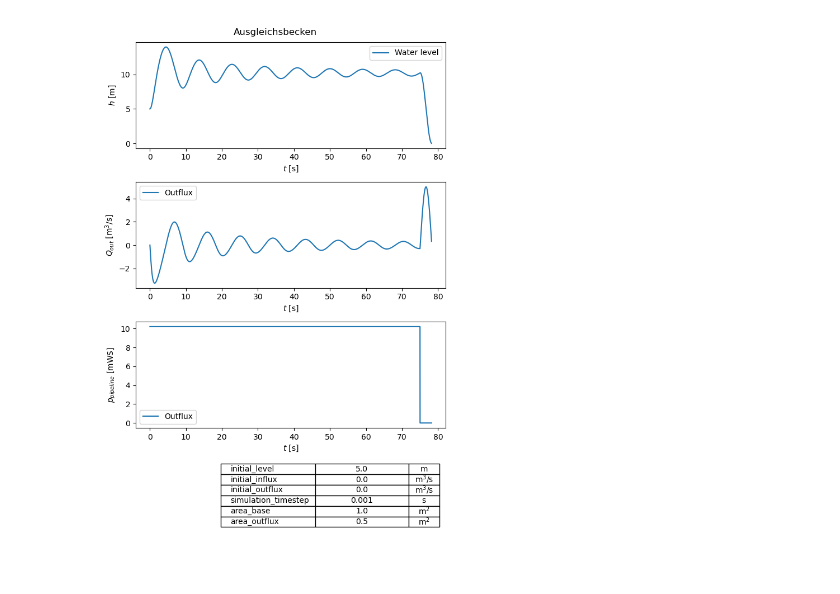
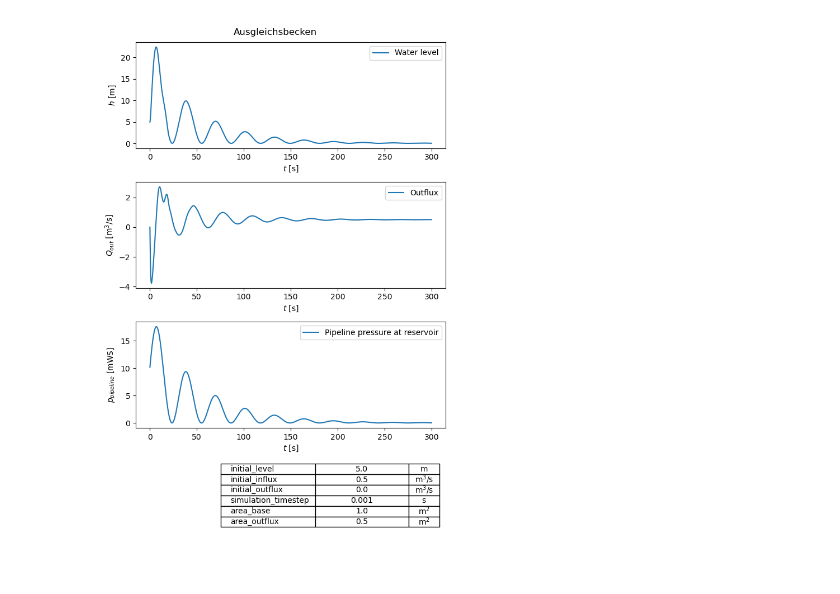
Before and after one commit to GeorgBrantegger/Kelag_DT_Slot_3, a Jupyter notebook: Ausgleichsbecken/dynamic_pipeline_pressure/Main_Program.ipynb, the cells around one changed output. Saved outputs shown, nothing was run; the diff lists cells and outputs as text; code cells hidden in the pictures.

```diff
--- a/Ausgleichsbecken/dynamic_pipeline_pressure/Main_Program.ipynb
+++ b/Ausgleichsbecken/dynamic_pipeline_pressure/Main_Program.ipynb
@@ -6,9 +6,9 @@ from pressure_conversion import pressure_conversion
 # %%
 # define constants
 initial_level               = 5.        # m
-initial_influx              = 0.        # m³/s
+initial_influx              = 0.5       # m³/s
 initial_outflux             = 0.        # m³/s
-initial_pipeline_pressure   = 1.
+initial_pipeline_pressure   = 1
 initial_pressure_unit       = 'bar'
 conversion_pressure_unit    = 'mWS'
 
@@ -20,7 +20,7 @@ simulation_timestep         = 0.001     # s
 
 # for while loop
 total_min_level             = 0.01      # m
-total_max_time              = 150       # s
+total_max_time              = 300       # s
 # %%
 %matplotlib widget
 
@@ -38,7 +38,7 @@ outflux_vec[0]  = initial_outflux
 level_vec       = np.empty_like(time_vec)
 level_vec[0]    = initial_level
 
-pressure_vec    = np.full_like(time_vec,converted_pressure)*np.exp(-time_vec/100)
+pressure_vec    = np.full_like(time_vec,converted_pressure)*((np.sin(time_vec/5)+1)*np.exp(-time_vec/50))
 
 
 i_max = -1
@@ -69,35 +69,35 @@ ax2.set_ylabel(r'$Q_{out}$ ['+V.flux_unit+']')
 ax2.set_xlabel(r'$t$ ['+V.time_unit+']')
 ax2.legend()
 
-ax3.plot(time_vec[:i_max],pressure_vec[:i_max], label='Outflux')
+ax3.plot(time_vec[:i_max],pressure_vec[:i_max], label='Pipeline pressure at reservoir')
 ax3.set_ylabel(r'$p_{pipeline}$ ['+V.pressure_unit+']')
 ax3.set_xlabel(r'$t$ ['+V.time_unit+']')
 ax3.legend()
 
 # plt.subplots_adjust(left=0.2, bottom=0.2)
 ax4.set_axis_off()
 cell_text = np.array([[initial_level, V.level_unit], \
             [initial_influx, V.flux_unit], \
             [initial_outflux, V.flux_unit], \
             [simulation_timestep, V.time_unit], \
             [area_base, V.area_unit], \
             [area_outflux, V.area_unit]])
 
 row_labels =['initial_level', \
             'initial_influx', \
             'initial_outflux', \
             'simulation_timestep', \
             'area_base', \
             'area_outflux']
 
 plt.table(cellText=cell_text, \
             cellLoc='center', \
             colWidths=[0.3,0.1,0.3], \
             rowLabels=row_labels, \
             loc = 1, \
             rowLoc='left', \
             fontsize = 15.)
 
 fig1.tight_layout()
 # %% [output]
-[figure, old version]
+[figure, new version]
```
Also changed, not shown: 2 other files.
